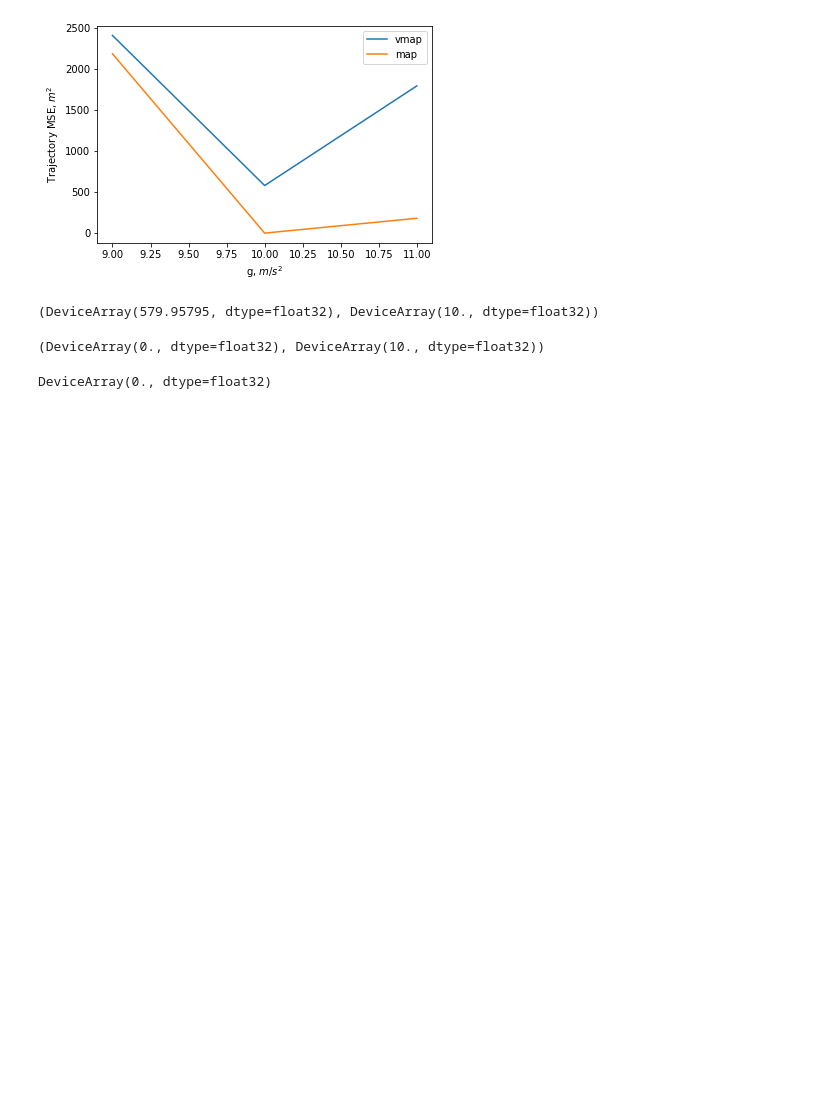
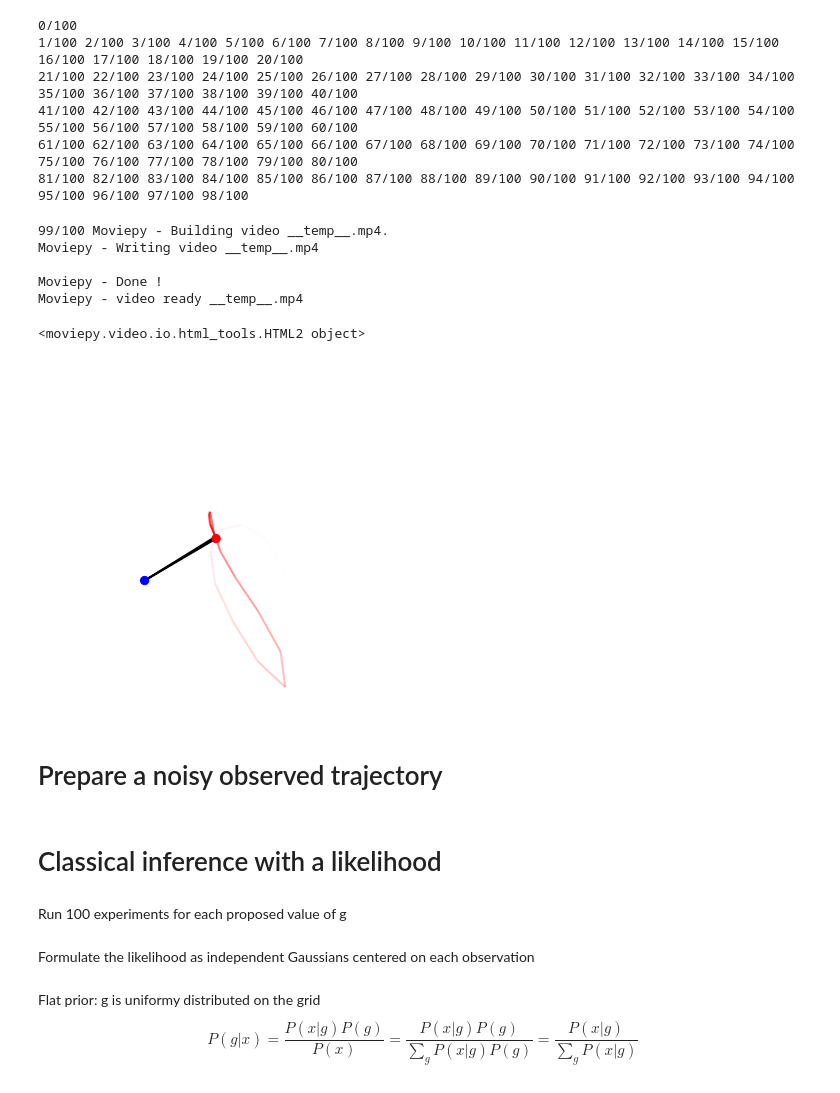
Before and after one commit to yandexdataschool/inverse-problem-intensive, a Jupyter notebook: Double Pendulum - SBI.ipynb, the cells around one changed output. Cells and saved outputs as stored; diff of their text form; code cells hidden in the pictures; blank space fills up the shorter version.

```diff
--- a/Double Pendulum - SBI.ipynb
+++ b/Double Pendulum - SBI.ipynb
@@ -10,3 +56,4 @@ import pendulum
 # %%
 x0 = np.array([3*np.pi/7, 3*np.pi/4, 0, 0], dtype=np.float32)
-t = np.linspace(0, 100, num=20, dtype=np.float32)
+t_demo = np.linspace(0, 100, num=1000, dtype=np.float32)
+demo_trajectory = pendulum.solve_analytical(x0, t_demo, g=9.8)
@@ -26,21 +60,36 @@ all_trajectories_map = np.array([sample_trajctory_by_g(g) for g in g_grid])
-# %%
-fig, ax = plt.subplots()
-ax.plot(g_grid, ((all_trajectories_vmap - observed_trajectory)**2).mean(axis=(1,2)), label="vmap")
-ax.plot(g_grid, ((all_trajectories_map - observed_trajectory)**2).mean(axis=(1,2)), label="map")
-ax.set_xlabel("g, $m/s^2$")
-ax.set_ylabel("Trajectory MSE, $m^2$")
-ax.legend();
-# %% [output]
-[figure, removed]
-# %%
-jnp.mean((all_trajectories_vmap[1] - observed_trajectory)**2), g_grid[1]
-# %% [output]
-(DeviceArray(579.95795, dtype=float32), DeviceArray(10., dtype=float32))
-# %%
-jnp.mean((all_trajectories_map[1] - observed_trajectory)**2), g_grid[1]
-# %% [output]
-(DeviceArray(0., dtype=float32), DeviceArray(10., dtype=float32))
-# %%
-jnp.mean((observed_trajectory - observed_trajectory_2)**2)
-# %% [output]
-DeviceArray(0., dtype=float32)
+# %%
+L1, L2 = 1, 1
+theta1, theta2 = demo_trajectory[:, 0], demo_trajectory[:, 1]
+cart_coords = radial2cartesian(theta1, theta2, L1, L2)
+# %%
+fig = plt.figure(figsize=(8.3333, 6.25), dpi=72)
+ax = fig.add_subplot(111)
+
+#import warnings
+#warnings.filterwarnings("ignore")
+
+images = []
+di = 1
+N = 100
+for i in range(0, N, di):
+  print("{}/{}".format(i // di, N // di), end='\n' if i//di%20==0 else ' ')
+  make_plot(i, cart_coords, L1, L2)
+  images.append( fig2image(fig) )
+
+ImageSequenceClip(images, fps=25.).ipython_display()
+# %% [output]
+0/100
+1/100 2/100 3/100 4/100 5/100 6/100 7/100 8/100 9/100 10/100 11/100 12/100 13/100 14/100 15/100 16/100 17/100 18/100 19/100 20/100
+21/100 22/100 23/100 24/100 25/100 26/100 27/100 28/100 29/100 30/100 31/100 32/100 33/100 34/100 35/100 36/100 37/100 38/100 39/100 40/100
+41/100 42/100 43/100 44/100 45/100 46/100 47/100 48/100 49/100 50/100 51/100 52/100 53/100 54/100 55/100 56/100 57/100 58/100 59/100 60/100
+61/100 62/100 63/100 64/100 65/100 66/100 67/100 68/100 69/100 70/100 71/100 72/100 73/100 74/100 75/100 76/100 77/100 78/100 79/100 80/100
+81/100 82/100 83/100 84/100 85/100 86/100 87/100 88/100 89/100 90/100 91/100 92/100 93/100 94/100 95/100 96/100 97/100 98/100
+99/100 Moviepy - Building video __temp__.mp4.
+Moviepy - Writing video __temp__.mp4
+
+Moviepy - Done !
+Moviepy - video ready __temp__.mp4
+<moviepy.video.io.html_tools.HTML2 object>
+[figure, added]
+# %% [markdown]
+# Prepare a noisy observed trajectory
@@ -46,0 +106,9 @@ DeviceArray(0., dtype=float32)
+# %% [markdown]
+# Classical inference with a likelihood
+# %% [markdown]
+Run 100 experiments for each proposed value of g
+# %% [markdown]
+Formulate the likelihood as independent Gaussians centered on each observation
+# %% [markdown]
+Flat prior: g is uniformy distributed on the grid
+$$P(g|x) = \frac{P(x|g)P(g)}{P(x)} = \frac{P(x|g)P(g)}{\sum_g P(x|g)P(g)} = \frac{P(x|g)}{\sum_g P(x|g)}$$
```
Also changed, not shown: parts of 23 cells of this notebook, 2 other files.
